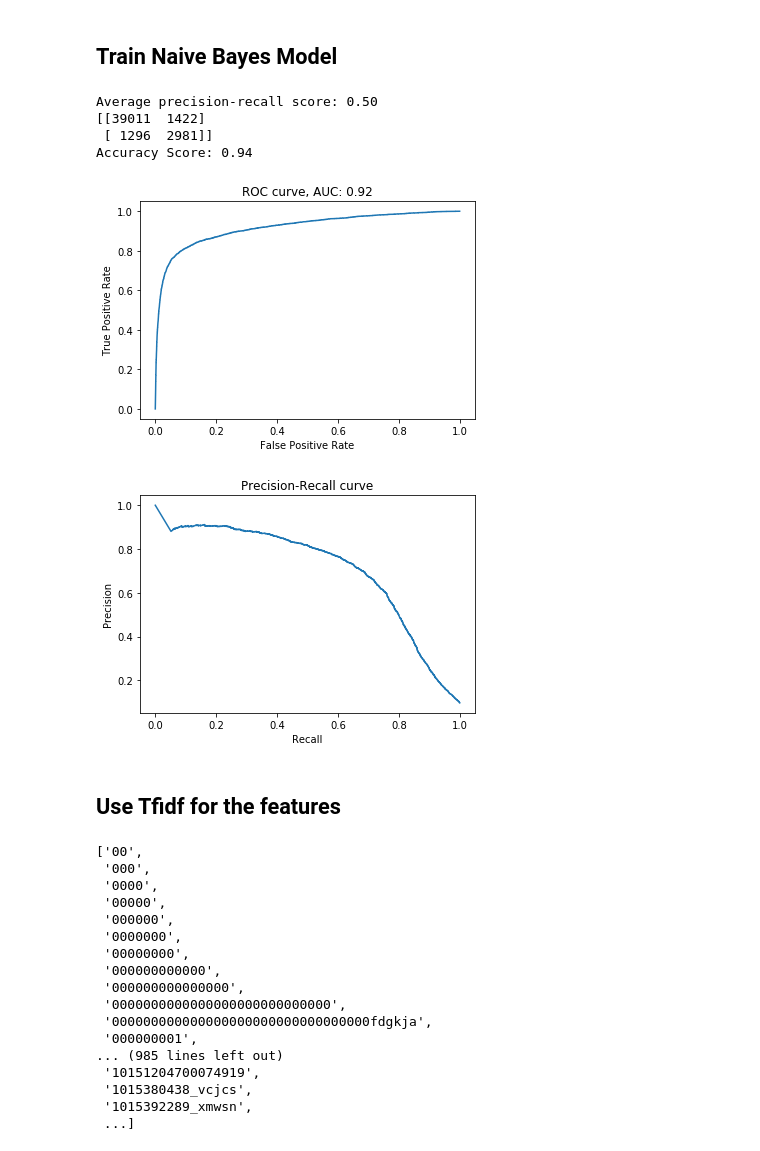
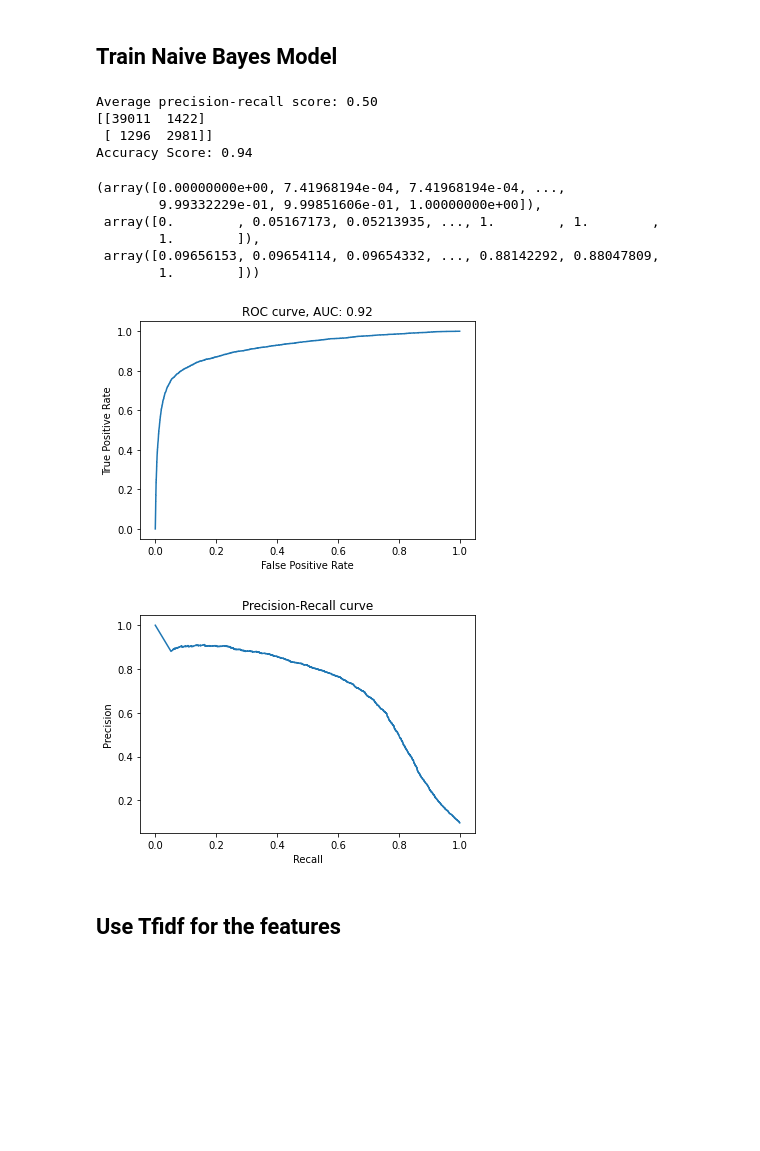
Before and after one commit to jkchandalia/toximeter, a Jupyter notebook: exploration/Toxic_Comment_NLP.ipynb, the cells around one changed output. Drawn from its saved outputs; the diff is of its cells as text; code cells hidden in the pictures; blank space fills up the shorter version.

Commit message:
Start refactor of toxicity package

```diff
--- a/exploration/Toxic_Comment_NLP.ipynb
+++ b/exploration/Toxic_Comment_NLP.ipynb
@@ -336,3 +211,5 @@ Name: toxic, dtype: int64
+# %%
+df_train = data.load(constants.INPUT_PATH, filter=True)
 # %% [markdown]
 ## Explore Traditional Text Preprocessing Techniques
 # %%
@@ -347,2 +219,4 @@ xtrain, xvalid, ytrain, yvalid = train_test_split(train.comment_text.values, tra
+# %%
+xtrain, xvalid, ytrain, yvalid = model.make_train_test(df_train)
 # %% [markdown]
 ## Create Features
@@ -390,8 +223,8 @@ def run_metrics(predictions, predictions_prob, target, visualize=True):
+# %%
+count_train, count_valid = model.apply_count_vectorizer(xtrain, xvalid)
 # %% [markdown]
 ## Train Naive Bayes Model
 # %%
-nb_classifier = MultinomialNB()
-
-nb_classifier.fit(count_train, ytrain)
+nb_classifier = model.run_naive_bayes_classifier(count_train, count_valid, ytrain, yvalid)
 pred = nb_classifier.predict(count_valid)
 pred_proba = nb_classifier.predict_proba(count_valid)[:,1]
@@ -402,11 +231,18 @@ dump(count_vectorizer, './../models/count_vectorizer.joblib')
 # %%
-run_metrics(pred, pred_proba, yvalid, visualize=True)
+import toxicity
+toxicity.metrics.run_metrics(pred, pred_proba, yvalid, visualize=True)
 # %% [output]
 Average precision-recall score: 0.50
 [[39011  1422]
  [ 1296  2981]]
 Accuracy Score: 0.94
+(array([0.00000000e+00, 7.41968194e-04, 7.41968194e-04, ...,
+        9.99332229e-01, 9.99851606e-01, 1.00000000e+00]),
+ array([0.        , 0.05167173, 0.05213935, ..., 1.        , 1.        ,
+        1.        ]),
+ array([0.09656153, 0.09654114, 0.09654332, ..., 0.88142292, 0.88047809,
+        1.        ]))
-[figure, old version]
+[figure, new version]
-[figure, old version]
+[figure, new version]
 # %% [markdown]
 ## Use Tfidf for the features
@@ -417,20 +248,0 @@ count_valid_idf = tfidf_vectorizer.transform(xvalid)
-# %%
-tfidf_vectorizer.get_feature_names()
-# %% [output]
-['00',
- '000',
- '0000',
- '00000',
- '000000',
- '0000000',
- '00000000',
- '000000000000',
- '000000000000000',
- '0000000000000000000000000000',
- '000000000000000000000000000000000fdgkja',
- '000000001',
-... (985 lines left out)
- '10151204700074919',
- '1015380438_vcjcs',
- '1015392289_xmwsn',
- ...]
```
Also changed, not shown: parts of 88 cells of this notebook, 9 other files.
